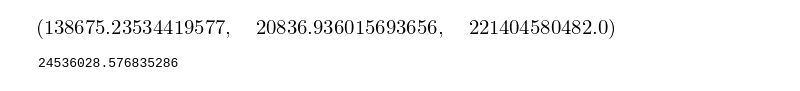
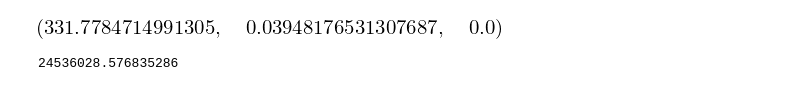
Before and after one commit to nemetniki/General-linear-model, a Jupyter notebook: NDPA_sensitivity.ipynb, the cells around one changed output. Drawn from its saved outputs; the diff is of its cells as text; code cells hidden in the pictures.

```diff
--- a/NDPA_sensitivity.ipynb
+++ b/NDPA_sensitivity.ipynb
@@ -155,36 +155,36 @@ def sens(x,delta,kapa,kapb,ra,rb,kta,ktb,phia,phib,La,Lb,nus,nups):
         return 1/np.abs(Lab(nup))**2*(U1ba(nup)+U2ba(nup))*1/np.abs(Lba(nu))**2*(U3ba(nu)+U4ba(nu))
 
     nu1,nup1 = np.meshgrid(nus[int((N-1)/2):(N+1)],nups[0:int((N+1)/2)])
     nu2,nup2 = np.meshgrid(nus[0:int((N+1)/2)],nups[int((N-1)/2):(N+1)])
 
     def N_ba(nu):
         return np.real(deriv_ba(nu,eps,Del,kapa,kapb,kap1a,kap1b,ka,kb,taua,taub,phia,phib,La,Lb))
     def N_ab(nu):
         return np.real(deriv_ab(nu,eps,Del,kapa,kapb,kap1a,kap1b,ka,kb,taua,taub,phia,phib,La,Lb))
 #    plt.plot(nu,deriv_ba(2*np.pi*nu,eps,Del,kapa,kapb,kap1a,kap1b,ka,kb,taua,taub,phia,phib,La,Lb))
 #    plt.plot(nu,N_ba(2*np.pi*nu))
 
     Gder_ba = integ.quad(N_ba,0,2000)
     Gder_ab = integ.quad(N_ab,-2000,0)
 #    plt.plot(nus,N_ba(nus))
 #    plt.figure(2)
 #    plt.contourf(nu2,nup2,np.real(uncert1(2*np.pi*nu2,2*np.pi*nup2)),400,cmap=plt.cm.jet,norm = LogNorm())
 #    plt.contourf(nu1,nup1,np.real(uncert2(2*np.pi*nu1,2*np.pi*nup1)),400,cmap=plt.cm.jet,norm = LogNorm())
 #    plt.colorbar()
  #   plt.figure(2)
  #   plt.contourf(nu,nup,denom(nu,nup),400,cmap=plt.cm.jet,norm = LogNorm())
  #   plt.figure(3)
     return F1+F2, N1_int[0]+N2_int[0], np.real(Gder_ab[0]-Gder_ba[0])**2
 nu = np.linspace(-100,100,501)
 nup = np.linspace(-100,100,501)
 
-sens(0.75,0,10,10,0.5,0.5,1.8833,1.8833,0,0.0,1,1,nu,nup)
+#sens(0.75,0,10,10,0.5,0.5,1.8833,1.8833,0,0.0,1,1,nu,nup)
 #sens(0.5,0,10,10,0.933,0.933,0,0,1.,1.,90,90,nu,nup)
 #deriv_ba = sym.lambdify((nus,epss,Dels,kappa,kappb,kapp1a,kapp1b,kas,kbs,ta,tb,pa,pb,Las,Lbs), term_ba, modules="numpy")
 #deriv_ab = sym.lambdify((nus,epss,Dels,kappa,kappb,kapp1a,kapp1b,kas,kbs,ta,tb,pa,pb,Las,Lbs), term_ab, modules="numpy")
-#sens(1,5,10,10,1,1,0,0,0,0,0,0,nu,nup)
+sens(0.01,5,10,10,0,0,0,0,0,0,100,100,nu,nup)
 # %% [output]
-[figure, old version]
+[figure, new version]
 # %%
 a=4
 if a!=4:
```
Also changed, not shown: parts of 1 cell of this notebook.
